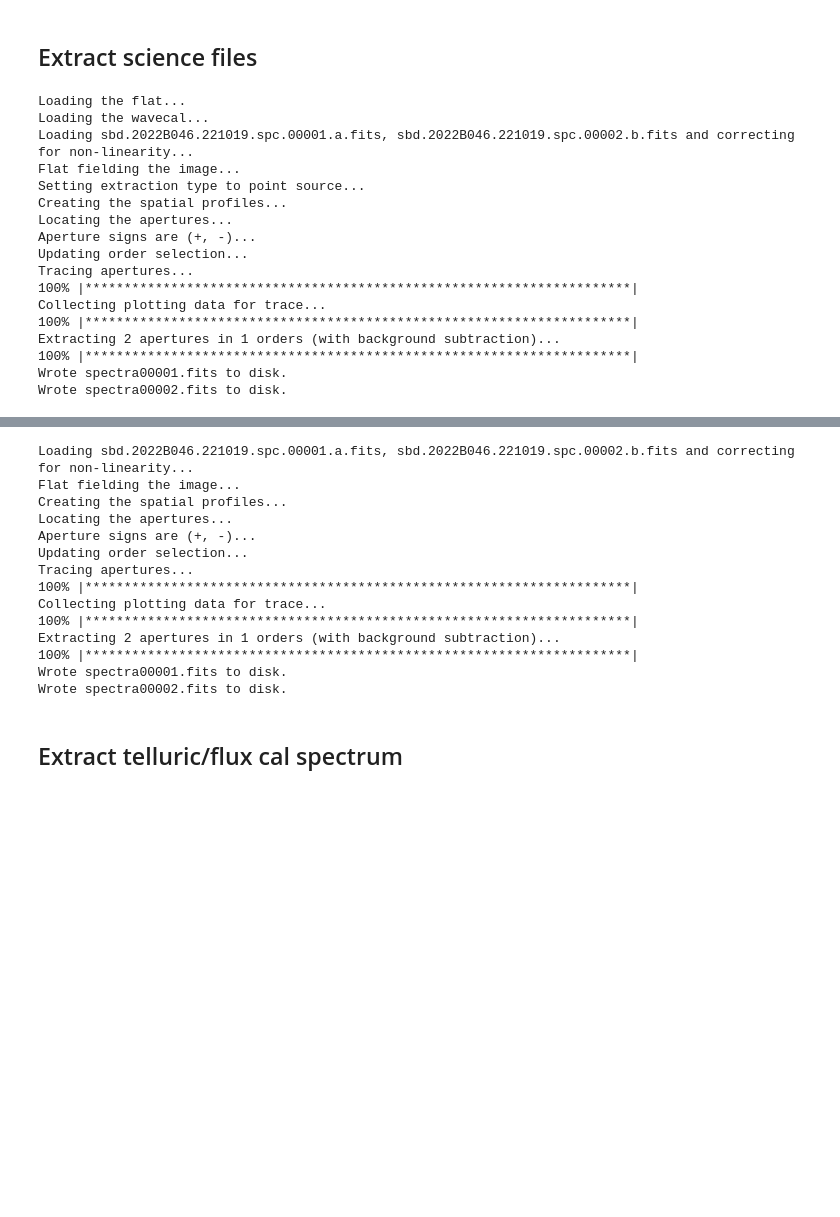
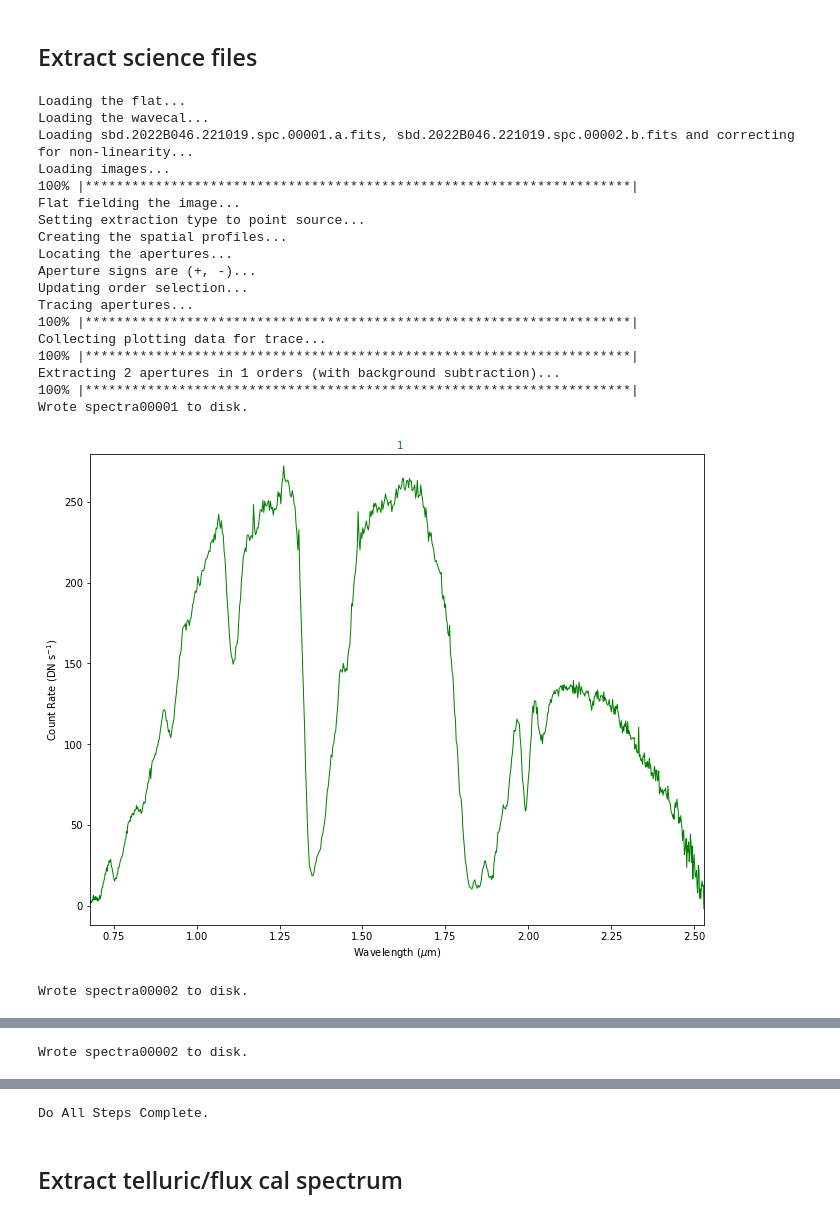
Before and after one commit to pyspextool/pyspextool, a Jupyter notebook: notebooks/uspex-prism-example.ipynb, the cells around one changed output, grey strips where cells are left out. Saved outputs shown, nothing was run; the diff lists cells and outputs as text; code cells hidden in the pictures; blank space fills up the shorter version.

```diff
--- a/notebooks/uspex-prism-example.ipynb
+++ b/notebooks/uspex-prism-example.ipynb
@@ -112,47 +141,55 @@ Wavecal wavecal20.fits written to disk.
 ps.extract.load_image([src_prefix,ps.io.files.extract_filestring(src_files,method='index')[:2]],\
                       'flat{}.fits'.format(flat_files), 'wavecal{}.fits'.format(arc_files),\
                       flat_field=True, linearity_correction=True,reduction_mode=reduction_mode, \
-                      qaplot=False, qafile=True, verbose=True)
+                      qa_plot=False, qa_file=True, verbose=True)
 
 # set extraction method to point source
 ps.extract.set_extraction_type(source_type)
 
 # make spatial profiles
-ps.extract.make_spatial_profiles(qaplot=False, qafile=False, verbose=True)
+ps.extract.make_spatial_profiles(qa_plot=False, qa_file=False, verbose=True)
 
 # identify aperture positions (set above)
 if aperture_method=='auto': # this works for method = 'auto'
-    ps.extract.locate_aperture_positions(2, method=aperture_method, qaplot=False, qafile=True, verbose=True)
+    ps.extract.locate_aperture_positions(2, method=aperture_method, qa_plot=False, qa_file=False, verbose=True)
 else:
-    ps.extract.locate_aperture_positions(aperture_positions, method=aperture_method, qaplot=False, qafile=True, verbose=True)
+    ps.extract.locate_aperture_positions(aperture_positions, method=aperture_method, qa_plot=False, qa_file=False, verbose=True)
 
 # select orders to extract (set above)
-ps.extract.select_orders(include=orders, qaplot=False, qafile=False, verbose=True)
+ps.extract.select_orders(include=orders, qa_plot=False, qa_file=False, verbose=True)
 
 # trace apertures
-ps.extract.trace_apertures(qaplot=False, qafile=True, verbose=True)
+ps.extract.trace_apertures(qa_plot=False, qa_file=True, verbose=True)
 
 # define the aperture - psf, width, background
 ps.extract.define_aperture_parameters(ps_aperture, psf_radius=psf_radius,bg_radius=ps_bg_parameters[0],\
-                        bg_width=ps_bg_parameters[1], qaplot=False, qafile=True) #, verbose=True
+                        bg_width=ps_bg_parameters[1], qa_plot=False, qa_file=True)
 
 # extract away
 ps.extract.extract_apertures(verbose=True)
+
+# conduct extraction of all remaining files
+# NOTE: this is redundant for the first two files,
+# and also unnecessary here because we only have 2 files!
+ps.extract.do_all_steps([src_prefix,src_files])
 # %% [output]
 Loading the flat...
 Loading the wavecal...
 Loading sbd.2022B046.221019.spc.00001.a.fits, sbd.2022B046.221019.spc.00002.b.fits and correcting for non-linearity...
+Loading images...
+100% |**********************************************************************|
 Flat fielding the image...
 Setting extraction type to point source...
 Creating the spatial profiles...
 Locating the apertures...
 Aperture signs are (+, -)...
 Updating order selection...
 Tracing apertures...
 100% |**********************************************************************|
 Collecting plotting data for trace...
 100% |**********************************************************************|
 Extracting 2 apertures in 1 orders (with background subtraction)...
 100% |**********************************************************************|
-Wrote spectra00001.fits to disk.
-Wrote spectra00002.fits to disk.
+Wrote spectra00001 to disk.
+[figure, added]
+Wrote spectra00002 to disk.
@@ -158,0 +213 @@ Wrote spectra00002.fits to disk.
+Wrote spectra00002 to disk.
@@ -159,24 +215,4 @@ Wrote spectra00002.fits to disk.
+Do All Steps Complete.
-# %%
-# conduct extraction of all remaining files
-# NOTE: this is redundant for the first two files,
-# and also unnecessary here because we only have 2 files!
-
-ps.extract.do_all_steps([src_prefix,src_files])
-# %% [output]
-Loading sbd.2022B046.221019.spc.00001.a.fits, sbd.2022B046.221019.spc.00002.b.fits and correcting for non-linearity...
-Flat fielding the image...
-Creating the spatial profiles...
-Locating the apertures...
-Aperture signs are (+, -)...
-Updating order selection...
-Tracing apertures...
-100% |**********************************************************************|
-Collecting plotting data for trace...
-100% |**********************************************************************|
-Extracting 2 apertures in 1 orders (with background subtraction)...
-100% |**********************************************************************|
-Wrote spectra00001.fits to disk.
-Wrote spectra00002.fits to disk.
 # %% [markdown]
 ## Extract telluric/flux cal spectrum
 # %%
```
Also changed, not shown: parts of 10 cells of this notebook, 3 other files.
